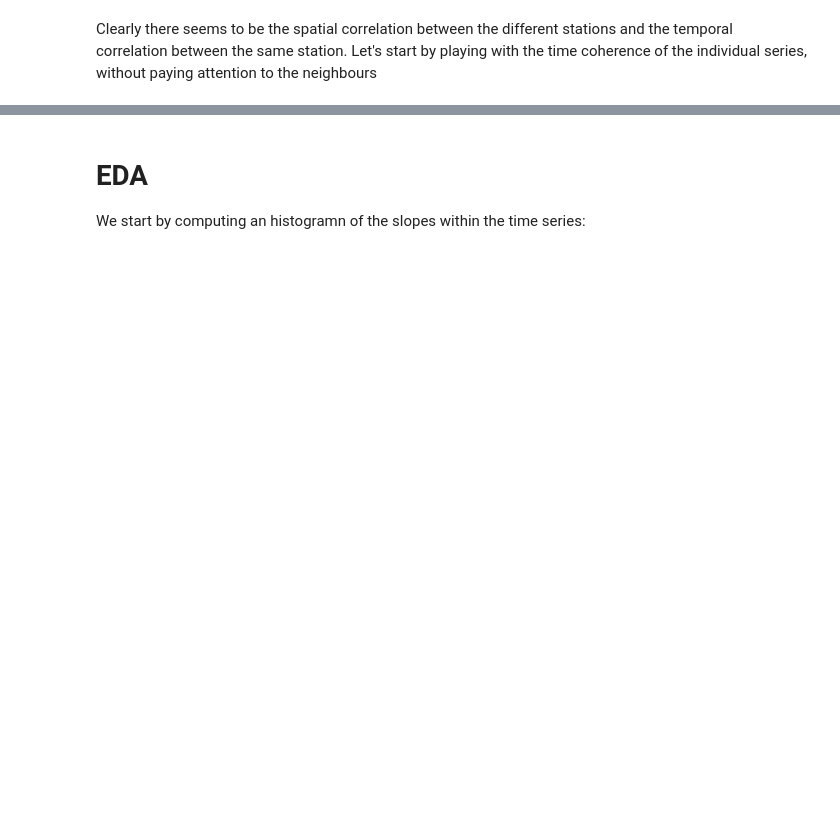
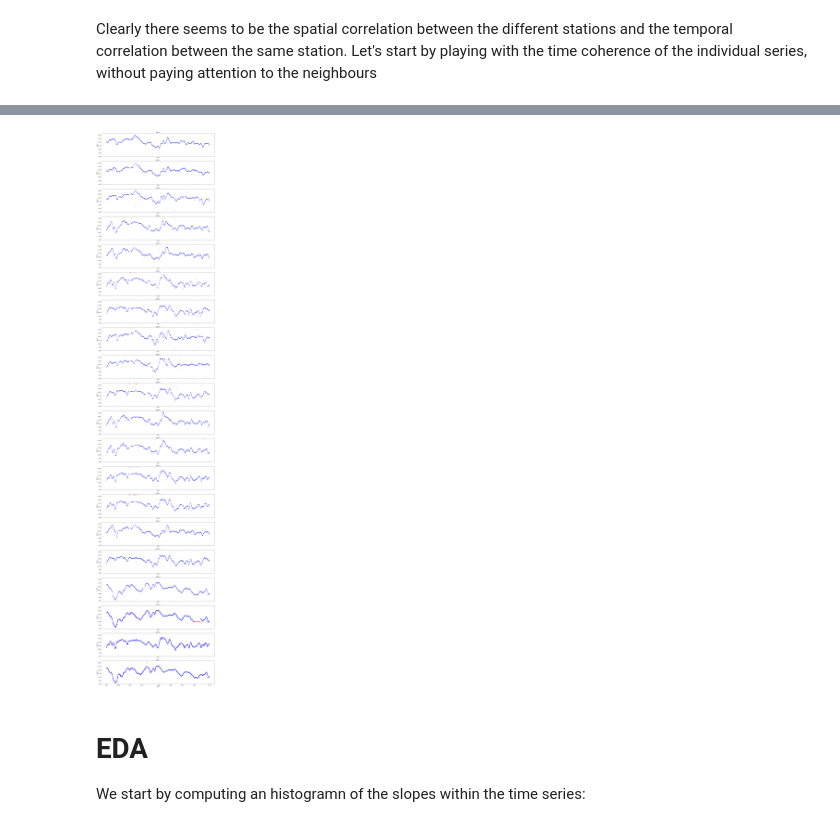
Before and after one commit to tomasfbouvier/Meteorological_Data_quality_assesment, a Jupyter notebook: Data_exploration.ipynb, the cells around one changed output, grey strips where cells are left out. Cells and saved outputs as stored; diff of their text form; code cells hidden in the pictures; blank space fills up the shorter version.

```diff
--- a/Data_exploration.ipynb
+++ b/Data_exploration.ipynb
@@ -104,3 +184,28 @@ Clearly there seems to be the spatial correlation between the different stations
+# %%
+stations= flagged['station'].unique()[:]
+fig, ax = plt.subplots(len(stations), figsize=(20,100), sharex=True)
+for i in range(len(stations)):
+    df2=df_true[df_true['station']==stations[i]]
+
+    ax[i].plot(df2['timestamp'],df2['max'], 'b.')
+
+    df3=flagged[flagged['station']==stations[i]]
+
+    ax[i].plot(df3['timestamp'],df3['max'], 'r.')
+
+
+    ax[i].plot(df2['timestamp'],df2['max'], 'b.')
+    ax[i].set_ylim(980, 1045)
+    ax[i].xaxis.set_major_formatter(md.DateFormatter('%m/%d'))
+    ax[i].set_title(str(stations[i]))
+    ax[i].set_xlabel('Time')
+    ax[i].set_ylabel("P(hpa)")
+
+
+    #plt.plot(df2['timestamp'],df2['min'])
+    del([df2,df3])
+# %% [output]
+[figure, added]
 # %% [markdown]
 # EDA
 
```
Also changed, not shown: parts of 14 cells of this notebook.
